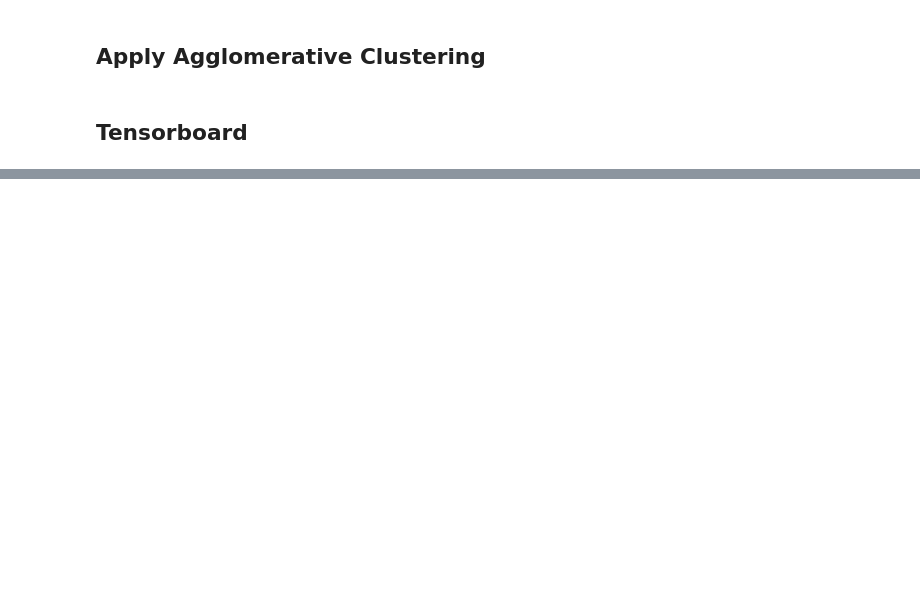
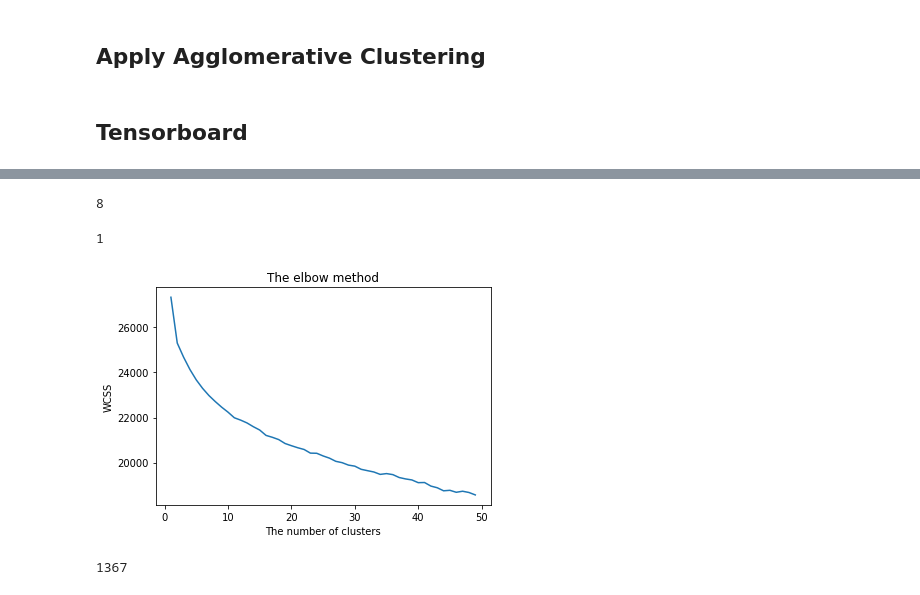
Before and after one commit to keg-tucn/CristinaPele_DBLP_2019, a Jupyter notebook: oldDBLP/new/vizualizari/venueReduced10/vizualizariVenueReduced10_notebook.ipynb, the cells around one changed output, grey strips where cells are left out. Drawn from its saved outputs; the diff is of its cells as text; code cells hidden in the pictures; blank space fills up the shorter version.

Commit message:
results v10 venue reduced 10

```diff
--- a/oldDBLP/new/vizualizari/venueReduced10/vizualizariVenueReduced10_notebook.ipynb
+++ b/oldDBLP/new/vizualizari/venueReduced10/vizualizariVenueReduced10_notebook.ipynb
@@ -139,0 +274,17 @@ NameError: name 'projector' is not defined
+# %%
+from pyclustering.cluster import cluster_visualizer_multidim
+from pyclustering.cluster.center_initializer import kmeans_plusplus_initializer
+from pyclustering.cluster.kmeans import kmeans
+from pyclustering.cluster.silhouette import silhouette_ksearch_type, silhouette_ksearch
+from pyclustering.samples.definitions import FCPS_SAMPLES
+
+sample = X
+print(len(sample))
+search_instance = silhouette_ksearch(sample, 2, 35, algorithm=silhouette_ksearch_type.KMEANS).process()
+amount = search_instance.get_amount()
+scores = search_instance.get_scores()
+for i in range(2,31):
+    print("Score " + str(i) + " " + str(scores[i]))
+initial_centers = kmeans_plusplus_initializer(sample, amount).initialize()
+kmeans_instance = kmeans(sample, initial_centers).process()
+clusters = kmeans_instance.get_clusters()
@@ -139,0 +309,56 @@ NameError: name 'projector' is not defined
+# %%
+from pyclustering.cluster.elbow import elbow
+
+# read sample 'Simple3' from file (sample contains four clusters)
+#sample = read_sample(SIMPLE_SAMPLES.SAMPLE_SIMPLE3)
+sample= X
+# create instance of Elbow method using K value from 1 to 10.
+kmin, kmax = 1, 30
+elbow_instance = elbow(sample, kmin, kmax)
+# process input data and obtain results of analysis
+elbow_instance.process()
+amount_clusters = elbow_instance.get_amount()   # most probable amount of clusters
+wce = elbow_instance.get_wce()                  # total within-cluster errors for each K
+# perform cluster analysis using K-Means algorithm
+centers = kmeans_plusplus_initializer(sample, amount_clusters).initialize()
+kmeans_instance = kmeans(sample, centers)
+kmeans_instance.process()
+# obtain clustering results and visualize them
+clusters = kmeans_instance.get_clusters()
+centers = kmeans_instance.get_centers()
+print(len(clusters))
+#kmeans_visualizer.show_clusters(sample, clusters, centers)
+#https://pyclustering.github.io/docs/0.8.2/html/d3/d70/classpyclustering_1_1cluster_1_1elbow_1_1elbow.html#details
+# %% [output]
+8
+# %%
+from gap_statistic import OptimalK
+#X, y = make_blobs(n_samples=int(1e5), n_features=2, centers=3, random_state=100)
+optimalK = OptimalK(parallel_backend='joblib')
+optimalK(X, cluster_array=np.arange(1, 25))
+#https://github.com/milesgranger/gap_statistic/blob/master/gap_statistic/optimalK.py
+# %% [output]
+1
+# %%
+# Using the elbow method to find the optimal number of clusters
+from sklearn.cluster import KMeans
+wcss = []
+for i in range(1,50):
+    kmeans = KMeans(n_clusters = i, init = 'k-means++', max_iter = 500, n_init = 10, random_state = 0)
+    kmeans.fit(X)
+    # kmeans.inertia_ sum of squared distances to the closest centroid for all observations in the training set
+    wcss.append(kmeans.inertia_)
+
+plt.plot(range(1,50), wcss)
+plt.title('The elbow method')
+plt.xlabel('The number of clusters')
+plt.ylabel('WCSS')
+plt.show()
+
+#https://medium.com/@iSunilSV/data-science-python-k-means-clustering-eed68b490e02
+# %% [output]
+[figure, added]
+# %%
+print(len(X))
+# %% [output]
+1367
```
Also changed, not shown: parts of 7 cells of this notebook, 2 other files.
